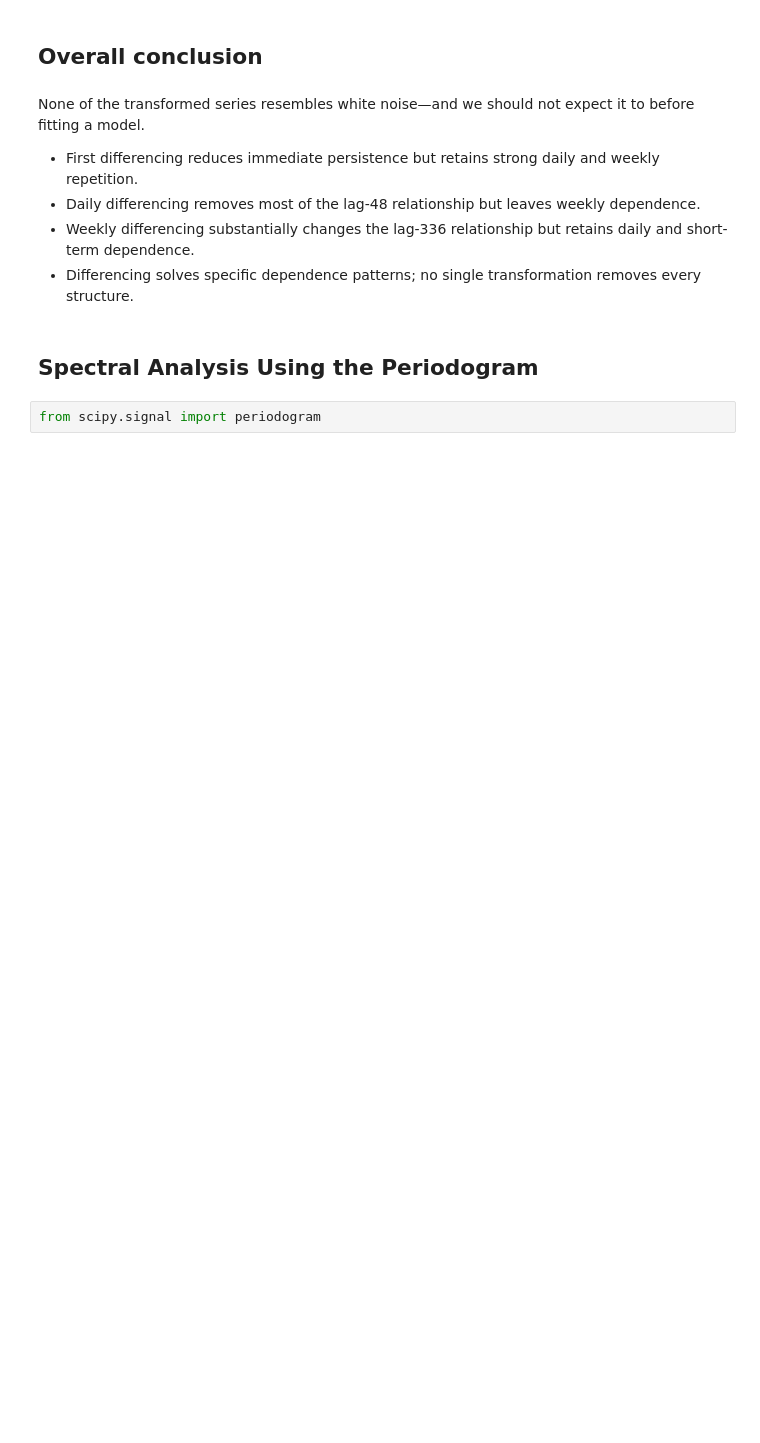
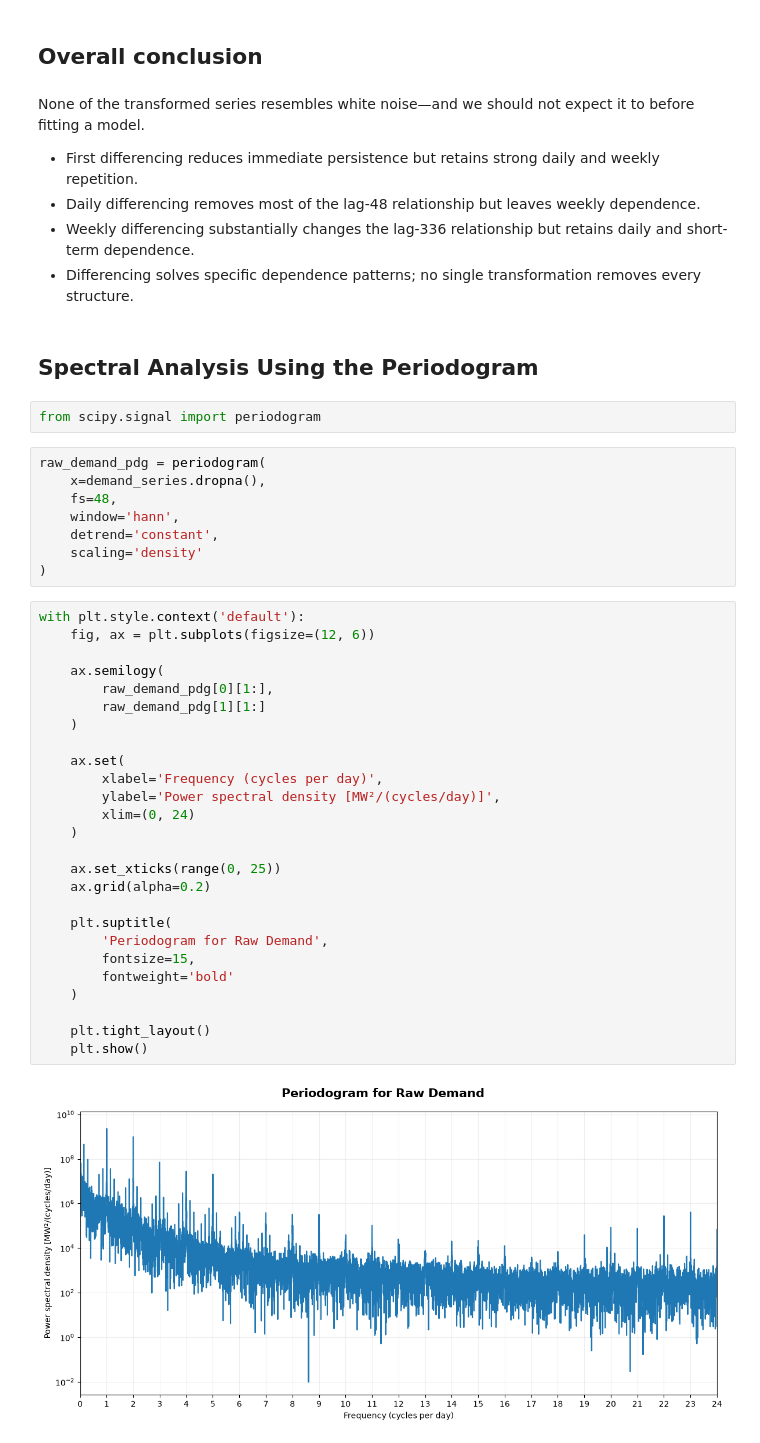
Before and after one commit to Ak62007/Halftime-Effect, a Jupyter notebook: notebooks/05_stationarity_and_spectral_analysis.ipynb, the cells around one changed output. Drawn from its saved outputs; the diff is of its cells as text; blank space fills up the shorter version.

```diff
--- a/notebooks/05_stationarity_and_spectral_analysis.ipynb
+++ b/notebooks/05_stationarity_and_spectral_analysis.ipynb
@@ -683,3 +683,39 @@ None of the transformed series resembles white noise—and we should not expect
 ## Spectral Analysis Using the Periodogram
 # %%
 from scipy.signal import periodogram
+# %%
+raw_demand_pdg = periodogram(
+    x=demand_series.dropna(),
+    fs=48,
+    window='hann',
+    detrend='constant',
+    scaling='density'
+)
+# %%
+with plt.style.context('default'):
+    fig, ax = plt.subplots(figsize=(12, 6))
+
+    ax.semilogy(
+        raw_demand_pdg[0][1:],
+        raw_demand_pdg[1][1:]
+    )
+
+    ax.set(
+        xlabel='Frequency (cycles per day)',
+        ylabel='Power spectral density [MW²/(cycles/day)]',
+        xlim=(0, 24)
+    )
+
+    ax.set_xticks(range(0, 25))
+    ax.grid(alpha=0.2)
+
+    plt.suptitle(
+        'Periodogram for Raw Demand',
+        fontsize=15,
+        fontweight='bold'
+    )
+
+    plt.tight_layout()
+    plt.show()
+# %% [output]
+[figure, added]
```
Also changed, not shown: parts of 15 cells of this notebook, 14 other files.
